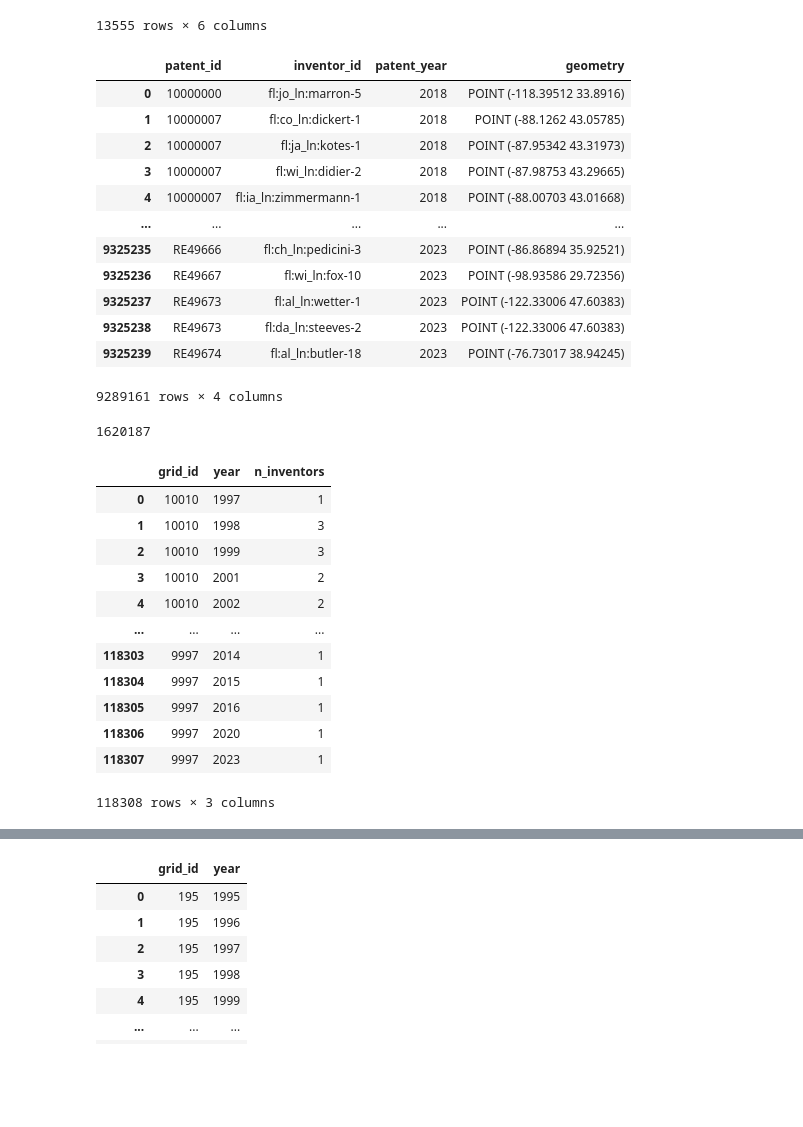
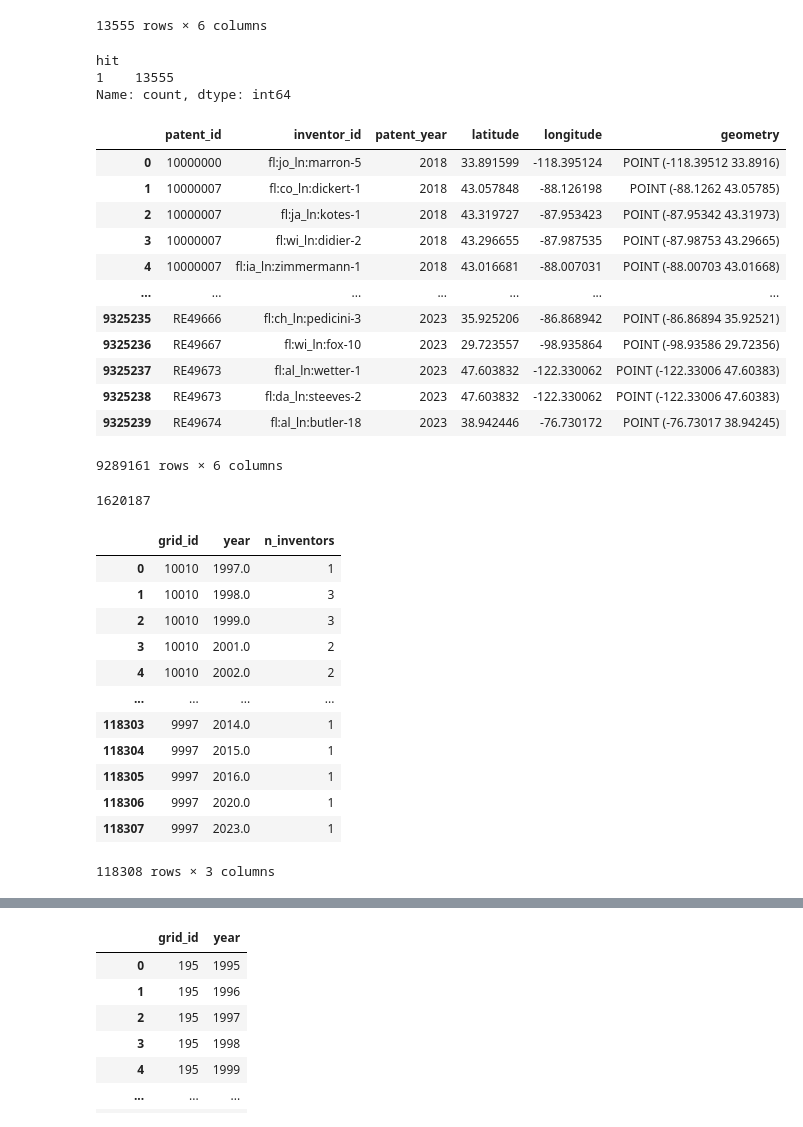
Before and after one commit to koacow/glob-s-RA, a Jupyter notebook: patents/grid_panel/us_disaster_exposure_grid.ipynb, the cells around one changed output, grey strips where cells are left out. Saved outputs shown, nothing was run; the diff lists cells and outputs as text; code cells hidden in the pictures; blank space fills up the shorter version.

Commit message:
added more validation steps to grid panel dataset and created main README for the entire dataset

```diff
--- a/patents/grid_panel/us_disaster_exposure_grid.ipynb
+++ b/patents/grid_panel/us_disaster_exposure_grid.ipynb
@@ -261,37 +273,43 @@ grid_disaster_panel
 | 13553 | 9976 | 1992.0 | 1 | 1 | 1.0 | 208567.0 |
 | 13554 | 9976 | 1994.0 | 1 | 1 | 60.0 | 59231878.0 |
 13555 rows × 6 columns
+# %%
+grid_disaster_panel['hit'].value_counts()
+# %% [output]
+hit
+1    13555
+Name: count, dtype: int64
 # %%
 # 4.1 Load the inventors dataset and filter for patents in the CONUS bounds
-inventors_df = pd.read_csv("/Users/koacow/BOSTON UNIVERSITY Dropbox/Ngoc Duy Khoa Cao/GLOB~S/Research Projects/Shocks and Innovation/Patent Data/US Patents Data.csv", usecols=['patent_id', 'inventor_id', 'patent_date', 'latitude', 'longitude'], dtype={
+inventors_df = pd.read_csv("/Users/koacow/BOSTON UNIVERSITY Dropbox/Ngoc Duy Khoa Cao/GLOB~S/Research Projects/Shocks and Innovation/Data/Raw Data/US Patents Data.csv", usecols=['patent_id', 'inventor_id', 'patent_date', 'latitude', 'longitude'], dtype={
     'inventor_id': str,
     'patent_date': str,
     'latitude': float,
     'longitude': float
 })
 inventors_df = inventors_df[inventors_df['latitude'].between(CONUS_BOUNDS['lat'][0], CONUS_BOUNDS['lat'][1]) &
                             inventors_df['longitude'].between(CONUS_BOUNDS['lng'][0], CONUS_BOUNDS['lng'][1])]
 inventors_df['patent_year'] = pd.to_datetime(inventors_df['patent_date']).dt.year
 inventors_df = inventors_df.drop(columns=['patent_date'])
 
 # 4.2 Create a GeoDataFrame for inventors
 inventors_df = gpd.GeoDataFrame(
-    inventors_df[['patent_id', 'inventor_id', 'patent_year']],
+    inventors_df[['patent_id', 'inventor_id', 'patent_year', 'latitude', 'longitude']],
     geometry=gpd.points_from_xy(inventors_df['longitude'], inventors_df['latitude']),
     crs="EPSG:4326"
 )
 inventors_df
 # %% [output]
-|  | patent_id | inventor_id | patent_year | geometry |
-| 0 | 10000000 | fl:jo_ln:marron-5 | 2018 | POINT (-118.39512 33.8916) |
-| 1 | 10000007 | fl:co_ln:dickert-1 | 2018 | POINT (-88.1262 43.05785) |
-| 2 | 10000007 | fl:ja_ln:kotes-1 | 2018 | POINT (-87.95342 43.31973) |
-| 3 | 10000007 | fl:wi_ln:didier-2 | 2018 | POINT (-87.98753 43.29665) |
-| 4 | 10000007 | fl:ia_ln:zimmermann-1 | 2018 | POINT (-88.00703 43.01668) |
-| ... | ... | ... | ... | ... |
-| 9325235 | RE49666 | fl:ch_ln:pedicini-3 | 2023 | POINT (-86.86894 35.92521) |
-| 9325236 | RE49667 | fl:wi_ln:fox-10 | 2023 | POINT (-98.93586 29.72356) |
-| 9325237 | RE49673 | fl:al_ln:wetter-1 | 2023 | POINT (-122.33006 47.60383) |
-| 9325238 | RE49673 | fl:da_ln:steeves-2 | 2023 | POINT (-122.33006 47.60383) |
-| 9325239 | RE49674 | fl:al_ln:butler-18 | 2023 | POINT (-76.73017 38.94245) |
+|  | patent_id | inventor_id | patent_year | latitude | longitude | geometry |
+| 0 | 10000000 | fl:jo_ln:marron-5 | 2018 | 33.891599 | -118.395124 | POINT (-118.39512 33.8916) |
+| 1 | 10000007 | fl:co_ln:dickert-1 | 2018 | 43.057848 | -88.126198 | POINT (-88.1262 43.05785) |
+| 2 | 10000007 | fl:ja_ln:kotes-1 | 2018 | 43.319727 | -87.953423 | POINT (-87.95342 43.31973) |
+| 3 | 10000007 | fl:wi_ln:didier-2 | 2018 | 43.296655 | -87.987535 | POINT (-87.98753 43.29665) |
+| 4 | 10000007 | fl:ia_ln:zimmermann-1 | 2018 | 43.016681 | -88.007031 | POINT (-88.00703 43.01668) |
+| ... | ... | ... | ... | ... | ... | ... |
+| 9325235 | RE49666 | fl:ch_ln:pedicini-3 | 2023 | 35.925206 | -86.868942 | POINT (-86.86894 35.92521) |
+| 9325236 | RE49667 | fl:wi_ln:fox-10 | 2023 | 29.723557 | -98.935864 | POINT (-98.93586 29.72356) |
+| 9325237 | RE49673 | fl:al_ln:wetter-1 | 2023 | 47.603832 | -122.330062 | POINT (-122.33006 47.60383) |
+| 9325238 | RE49673 | fl:da_ln:steeves-2 | 2023 | 47.603832 | -122.330062 | POINT (-122.33006 47.60383) |
+| 9325239 | RE49674 | fl:al_ln:butler-18 | 2023 | 38.942446 | -76.730172 | POINT (-76.73017 38.94245) |
-9289161 rows × 4 columns
+9289161 rows × 6 columns
@@ -301,7 +324,7 @@ inventors_df['inventor_id'].nunique()
 1620187
 # %%
 # 4.3 Spatial join inventors with the CONUS grid
-inventors_grid = gpd.sjoin(inventors_df, grid[['grid_id', 'geometry']], how="left", predicate='within')
+inventors_grid = gpd.sjoin(inventors_df, grid[['grid_id', 'geometry']], how="right", predicate='within')
 grid_inventors_panel = (
     inventors_grid.dropna(subset=['grid_id'])
     .groupby(['grid_id', 'patent_year'])
@@ -313,15 +336,15 @@ grid_inventors_panel.to_parquet("./data/grid_inventors_panel.parquet", index=Fal
 grid_inventors_panel
 # %% [output]
 |  | grid_id | year | n_inventors |
-| 0 | 10010 | 1997 | 1 |
-| 1 | 10010 | 1998 | 3 |
-| 2 | 10010 | 1999 | 3 |
-| 3 | 10010 | 2001 | 2 |
-| 4 | 10010 | 2002 | 2 |
+| 0 | 10010 | 1997.0 | 1 |
+| 1 | 10010 | 1998.0 | 3 |
+| 2 | 10010 | 1999.0 | 3 |
+| 3 | 10010 | 2001.0 | 2 |
+| 4 | 10010 | 2002.0 | 2 |
 | ... | ... | ... | ... |
-| 118303 | 9997 | 2014 | 1 |
-| 118304 | 9997 | 2015 | 1 |
-| 118305 | 9997 | 2016 | 1 |
-| 118306 | 9997 | 2020 | 1 |
-| 118307 | 9997 | 2023 | 1 |
+| 118303 | 9997 | 2014.0 | 1 |
+| 118304 | 9997 | 2015.0 | 1 |
+| 118305 | 9997 | 2016.0 | 1 |
+| 118306 | 9997 | 2020.0 | 1 |
+| 118307 | 9997 | 2023.0 | 1 |
 118308 rows × 3 columns
```
Also changed, not shown: parts of 5 cells of this notebook, 5 other files.
